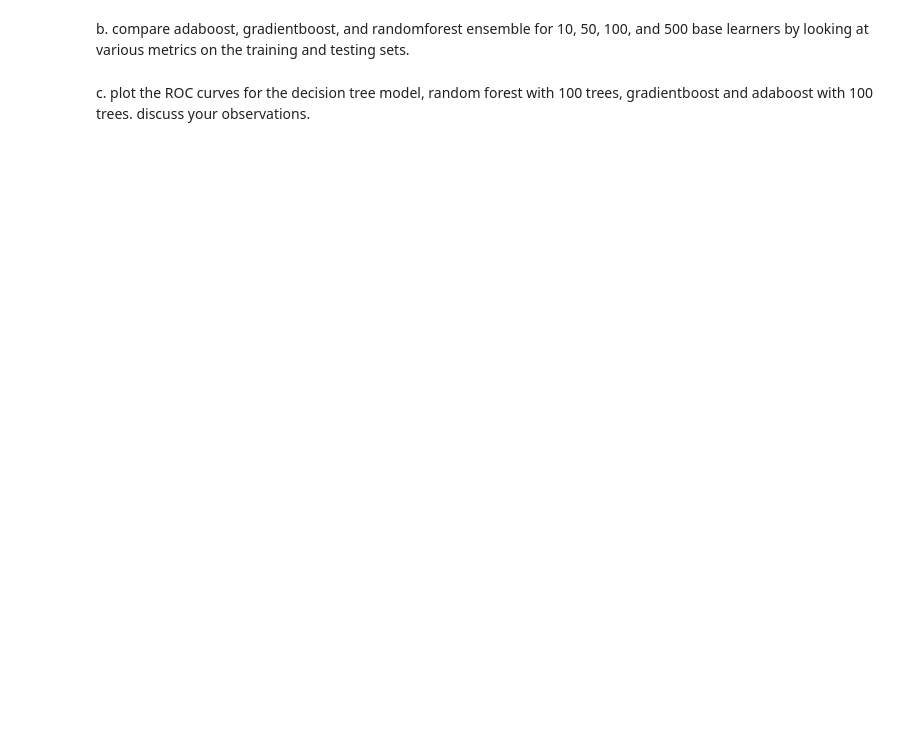
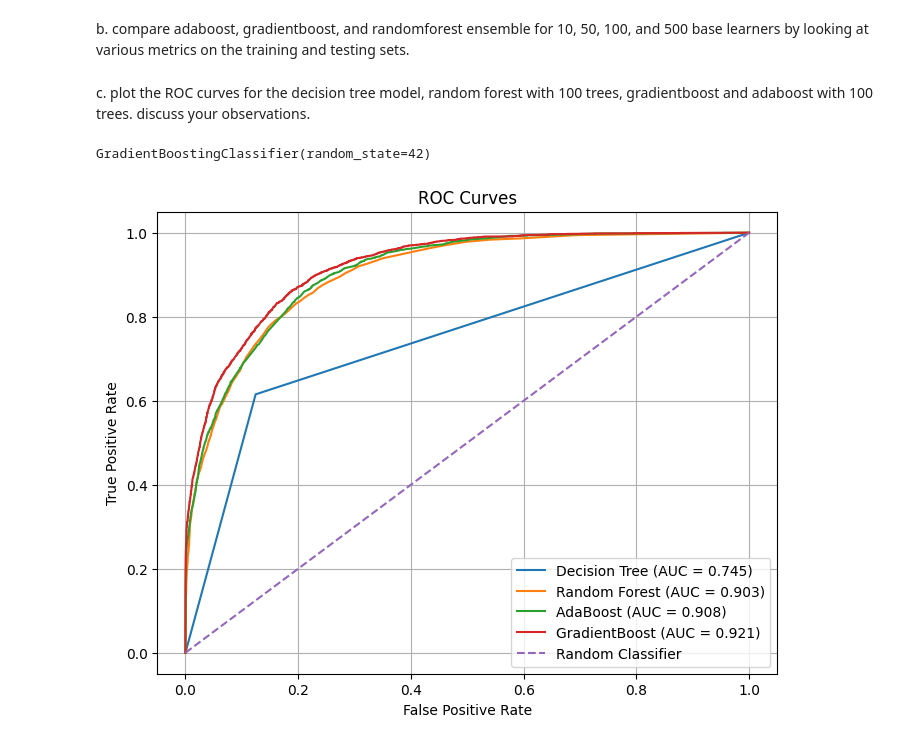
Before and after one commit to li-fin/ds4400-hw4, a Jupyter notebook: code.ipynb, the cells around one changed output. Cells and saved outputs as stored; diff of their text form; code cells hidden in the pictures; blank space fills up the shorter version.

```diff
--- a/code.ipynb
+++ b/code.ipynb
@@ -512,5 +578,54 @@ a. use an existing package to train and adaboost and gradientboost ensemble with
 b. compare adaboost, gradientboost, and randomforest ensemble for 10, 50, 100, and 500 base learners by looking at various metrics on the training and testing sets.
 # %% [markdown]
 c. plot the ROC curves for the decision tree model, random forest with 100 trees, gradientboost and adaboost with 100 trees. discuss your observations.
+# %%
+# decision tree
+dt_entropy = DecisionTreeClassifier(
+    criterion="entropy",
+    random_state=42
+)
+dt_entropy.fit(X_train, y_train)
+
+# random forest with 100 trees
+rf_100 = RandomForestClassifier(
+    n_estimators=100,
+    random_state=42
+)
+rf_100.fit(X_train, y_train)
+
+# adaboost with 100 base learners
+base_tree = DecisionTreeClassifier(
+    max_depth=3,
+    random_state=42
+)
+adaboost_100 = AdaBoostClassifier(
+    estimator=base_tree,
+    n_estimators=100,
+    learning_rate=0.1,
+    random_state=42
+)
+adaboost_100.fit(X_train, y_train)
+
+# gradientboost with 100 base learners
+gradientboost_100 = GradientBoostingClassifier(
+    n_estimators=100,
+    learning_rate=0.1,
+    max_depth=3,
+    random_state=42
+)
+gradientboost_100.fit(X_train, y_train)
+# %% [output]
+GradientBoostingClassifier(random_state=42)
+# %%
+# plot ROC curves
+plot_roc_curves(
+    models=[dt_entropy, rf_100, adaboost_100, gradientboost_100],
+    model_names=["Decision Tree", "Random Forest", "AdaBoost", "GradientBoost"],
+    X_test=X_test,
+    y_test=y_test,
+    pos_label=">50K"
+)
+# %% [output]
+[figure, added]
 # %% [markdown]
 # Problem 4 [Naive Bayes Classifier]
```
Also changed, not shown: parts of 19 cells of this notebook.
